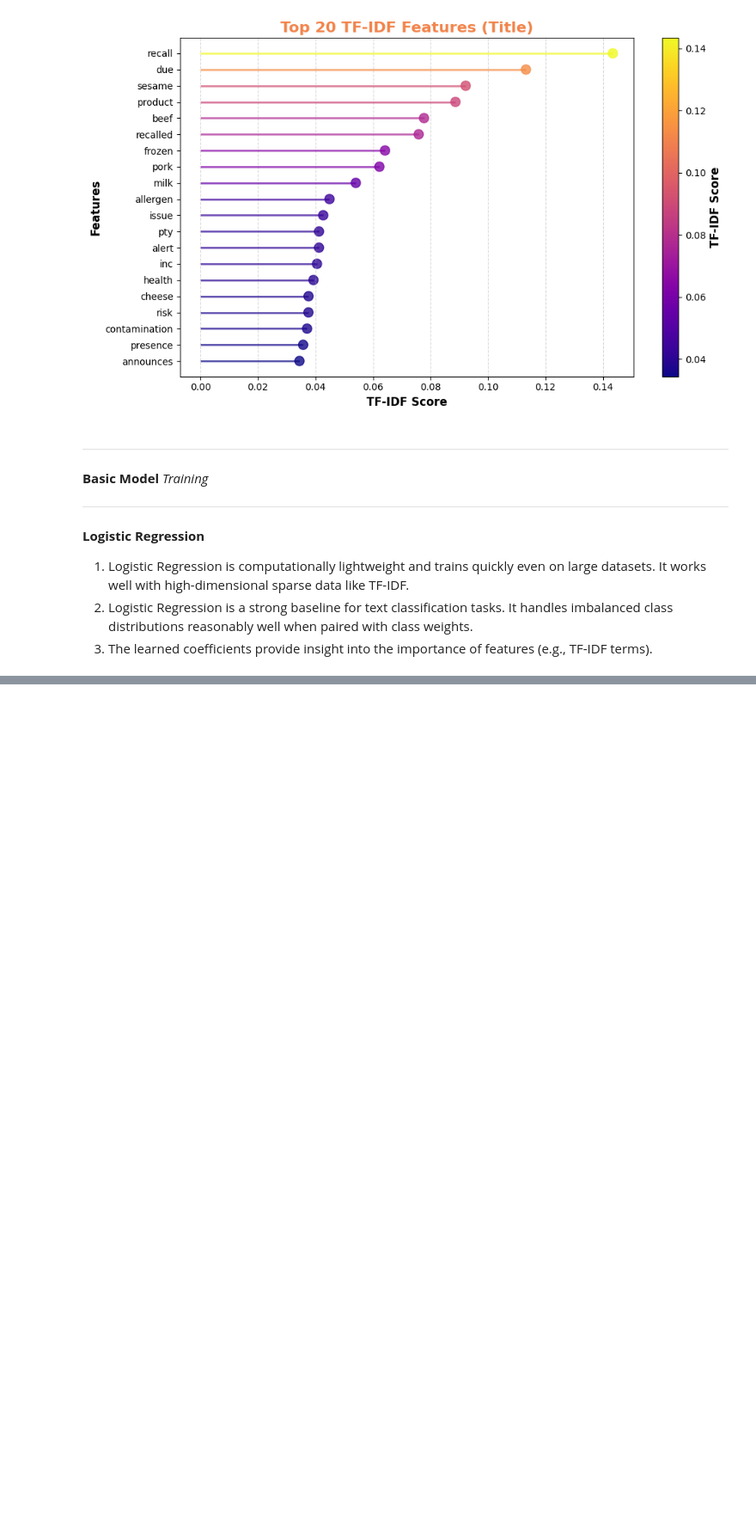
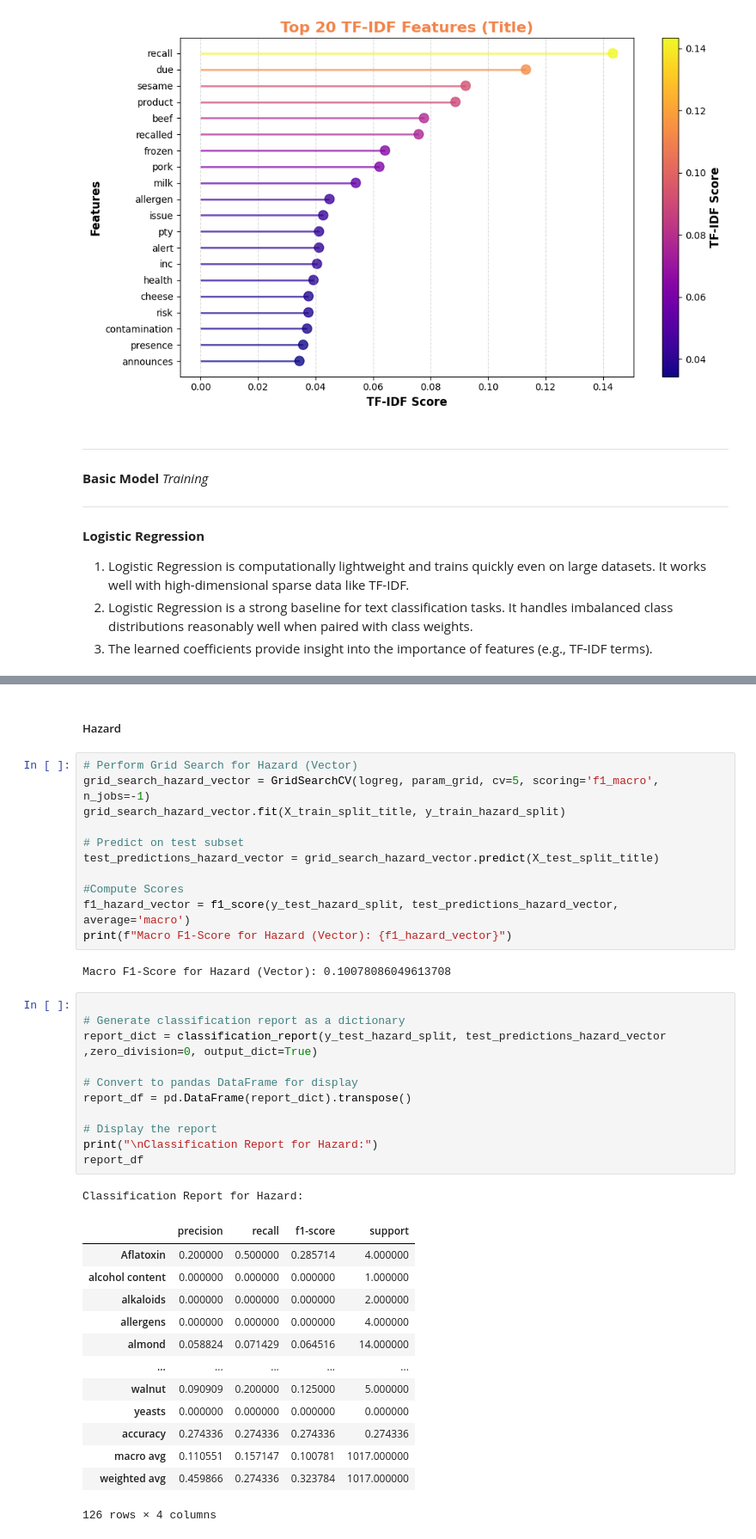
Before and after one commit to LefkiAth/SemEval2025, a Jupyter notebook: code/Benchmark_Analysis_LR.ipynb, the cells around one changed output, grey strips where cells are left out. Shown at 86% size. Drawn from its saved outputs; the diff is of its cells as text; blank space fills up the shorter version.

```diff
--- a/code/Benchmark_Analysis_LR.ipynb
+++ b/code/Benchmark_Analysis_LR.ipynb
@@ -573,0 +713,41 @@ submission_lr_st2 = pd.DataFrame({
+# %% [markdown]
+ ##### Hazard
+# %%
+# Perform Grid Search for Hazard (Vector)
+grid_search_hazard_vector = GridSearchCV(logreg, param_grid, cv=5, scoring='f1_macro', n_jobs=-1)
+grid_search_hazard_vector.fit(X_train_split_title, y_train_hazard_split)
+
+# Predict on test subset
+test_predictions_hazard_vector = grid_search_hazard_vector.predict(X_test_split_title)
+
+#Compute Scores
+f1_hazard_vector = f1_score(y_test_hazard_split, test_predictions_hazard_vector, average='macro')
+print(f"Macro F1-Score for Hazard (Vector): {f1_hazard_vector}")
+# %% [output]
+Macro F1-Score for Hazard (Vector): 0.10078086049613708
+# %%
+
+# Generate classification report as a dictionary
+report_dict = classification_report(y_test_hazard_split, test_predictions_hazard_vector ,zero_division=0, output_dict=True)
+
+# Convert to pandas DataFrame for display
+report_df = pd.DataFrame(report_dict).transpose()
+
+# Display the report
+print("\nClassification Report for Hazard:")
+report_df
+# %% [output]
+Classification Report for Hazard:
+|  | precision | recall | f1-score | support |
+| Aflatoxin | 0.200000 | 0.500000 | 0.285714 | 4.000000 |
+| alcohol content | 0.000000 | 0.000000 | 0.000000 | 1.000000 |
+| alkaloids | 0.000000 | 0.000000 | 0.000000 | 2.000000 |
+| allergens | 0.000000 | 0.000000 | 0.000000 | 4.000000 |
+| almond | 0.058824 | 0.071429 | 0.064516 | 14.000000 |
+| ... | ... | ... | ... | ... |
+| walnut | 0.090909 | 0.200000 | 0.125000 | 5.000000 |
+| yeasts | 0.000000 | 0.000000 | 0.000000 | 0.000000 |
+| accuracy | 0.274336 | 0.274336 | 0.274336 | 0.274336 |
+| macro avg | 0.110551 | 0.157147 | 0.100781 | 1017.000000 |
+| weighted avg | 0.459866 | 0.274336 | 0.323784 | 1017.000000 |
+126 rows × 4 columns
```
Also changed, not shown: parts of 74 cells of this notebook.
